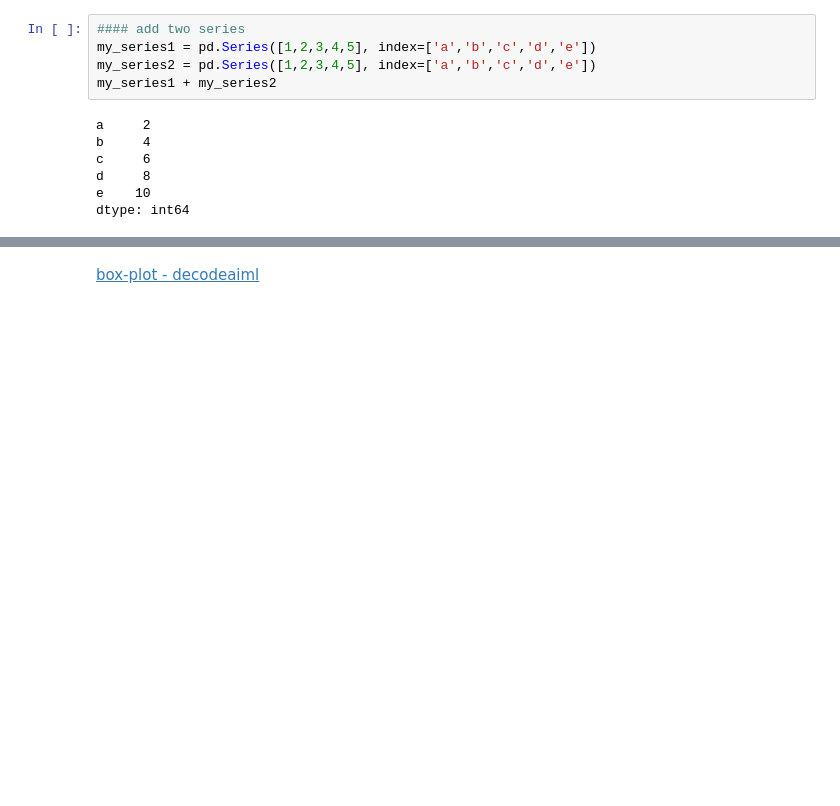
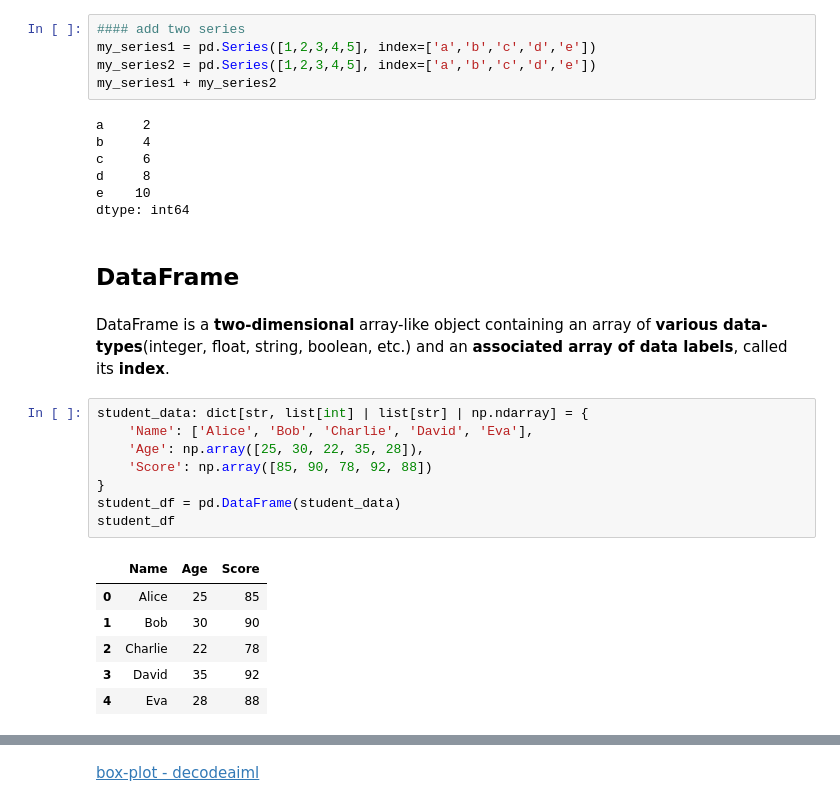
Before and after one commit to ahsankhan609/learn_ds_ml, a Jupyter notebook: notebooks/05_pandas/notes.ipynb, the cells around one changed output, grey strips where cells are left out. Saved outputs shown, nothing was run; the diff lists cells and outputs as text; blank space fills up the shorter version.

```diff
--- a/notebooks/05_pandas/notes.ipynb
+++ b/notebooks/05_pandas/notes.ipynb
@@ -294,3 +311,22 @@ c     6
 d     8
 e    10
 dtype: int64
+# %% [markdown]
+## DataFrame
+# %% [markdown]
+DataFrame is a **two-dimensional** array-like object containing an array of **various data-types**(integer, float, string, boolean, etc.) and an **associated array of data labels**, called its **index**.
+# %%
+student_data: dict[str, list[int] | list[str] | np.ndarray] = {
+    'Name': ['Alice', 'Bob', 'Charlie', 'David', 'Eva'],
+    'Age': np.array([25, 30, 22, 35, 28]),
+    'Score': np.array([85, 90, 78, 92, 88])
+}
+student_df = pd.DataFrame(student_data)
+student_df
+# %% [output]
+|  | Name | Age | Score |
+| 0 | Alice | 25 | 85 |
+| 1 | Bob | 30 | 90 |
+| 2 | Charlie | 22 | 78 |
+| 3 | David | 35 | 92 |
+| 4 | Eva | 28 | 88 |
```
Also changed, not shown: parts of 13 cells of this notebook.
